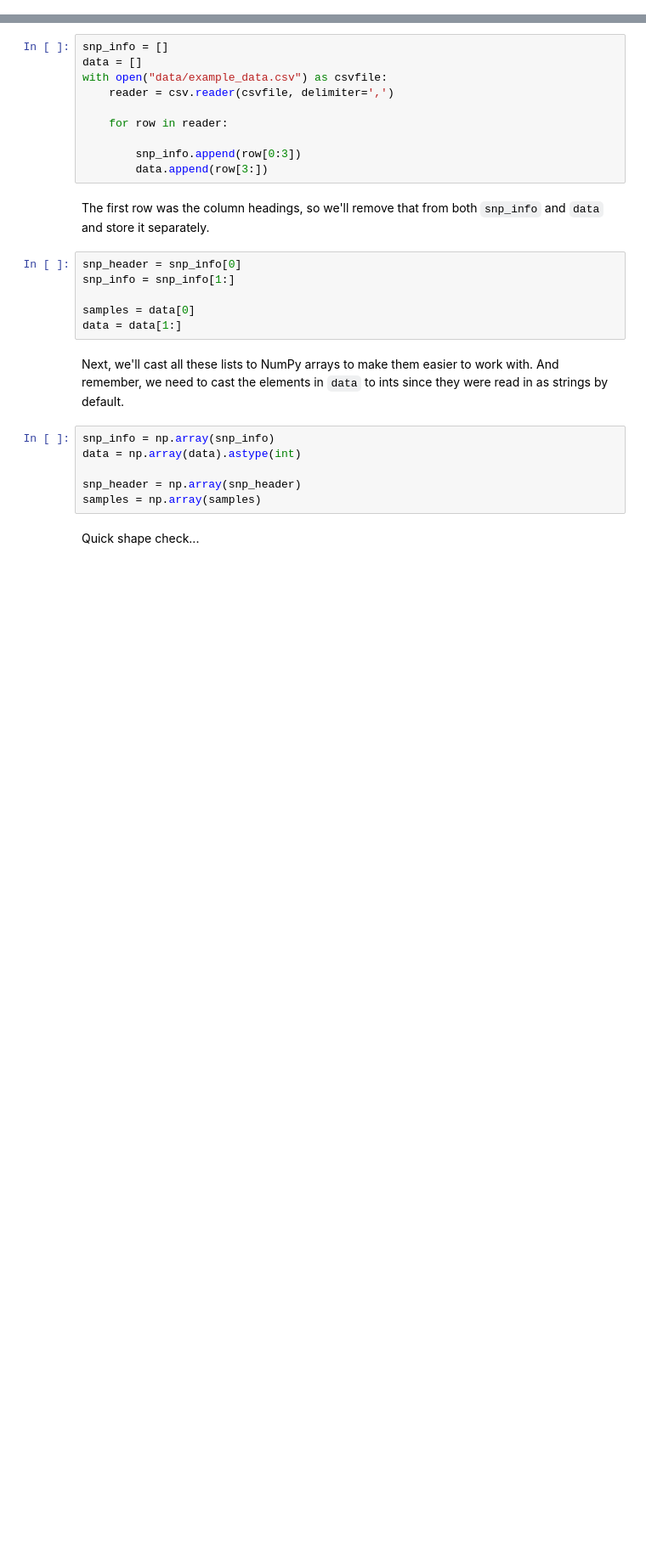
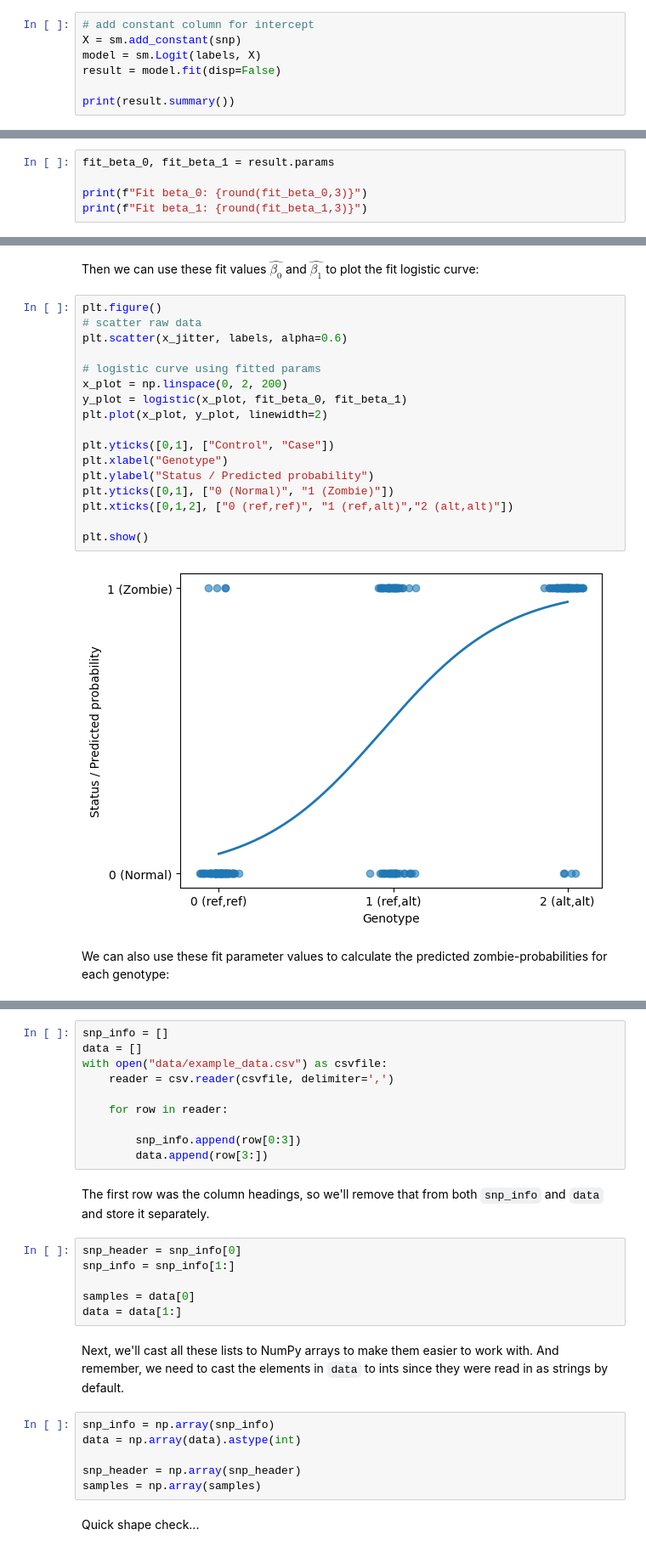
Before and after one commit to mikesaint-antoine/comp_bio_seminar, a Jupyter notebook: project2/genomics.ipynb, the cells around one changed output, grey strips where cells are left out. Shown at 85% size. Saved outputs shown, nothing was run; the diff lists cells and outputs as text; blank space fills up the shorter version.

```diff
--- a/project2/genomics.ipynb
+++ b/project2/genomics.ipynb
@@ -12,0 +112,7 @@ from scipy.stats import chi2_contingency
+# %%
+# add constant column for intercept
+X = sm.add_constant(snp)
+model = sm.Logit(labels, X)
+result = model.fit(disp=False)
+
+print(result.summary())
@@ -12,0 +137,5 @@ from scipy.stats import chi2_contingency
+# %%
+fit_beta_0, fit_beta_1 = result.params
+
+print(f"Fit beta_0: {round(fit_beta_0,3)}")
+print(f"Fit beta_1: {round(fit_beta_1,3)}")
@@ -12,0 +147,23 @@ from scipy.stats import chi2_contingency
+# %% [markdown]
+Then we can use these fit values $\hat{\beta_0}$ and $\hat{\beta_1}$ to plot the fit logistic curve:
+# %%
+plt.figure()
+# scatter raw data
+plt.scatter(x_jitter, labels, alpha=0.6)
+
+# logistic curve using fitted params
+x_plot = np.linspace(0, 2, 200)
+y_plot = logistic(x_plot, fit_beta_0, fit_beta_1)
+plt.plot(x_plot, y_plot, linewidth=2)
+
+plt.yticks([0,1], ["Control", "Case"])
+plt.xlabel("Genotype")
+plt.ylabel("Status / Predicted probability")
+plt.yticks([0,1], ["0 (Normal)", "1 (Zombie)"])
+plt.xticks([0,1,2], ["0 (ref,ref)", "1 (ref,alt)","2 (alt,alt)"])
+
+plt.show()
+# %% [output]
+[figure, added]
+# %% [markdown]
+We can also use these fit parameter values to calculate the predicted zombie-probabilities for each genotype:
```
Also changed, not shown: parts of 69 cells of this notebook, 3 other files.
